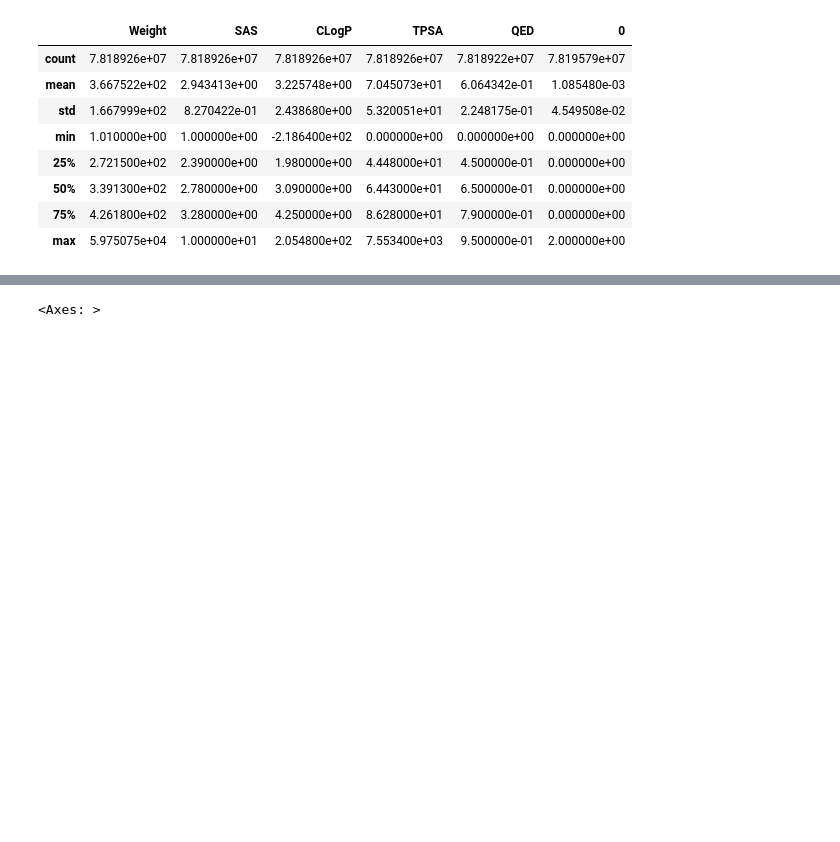
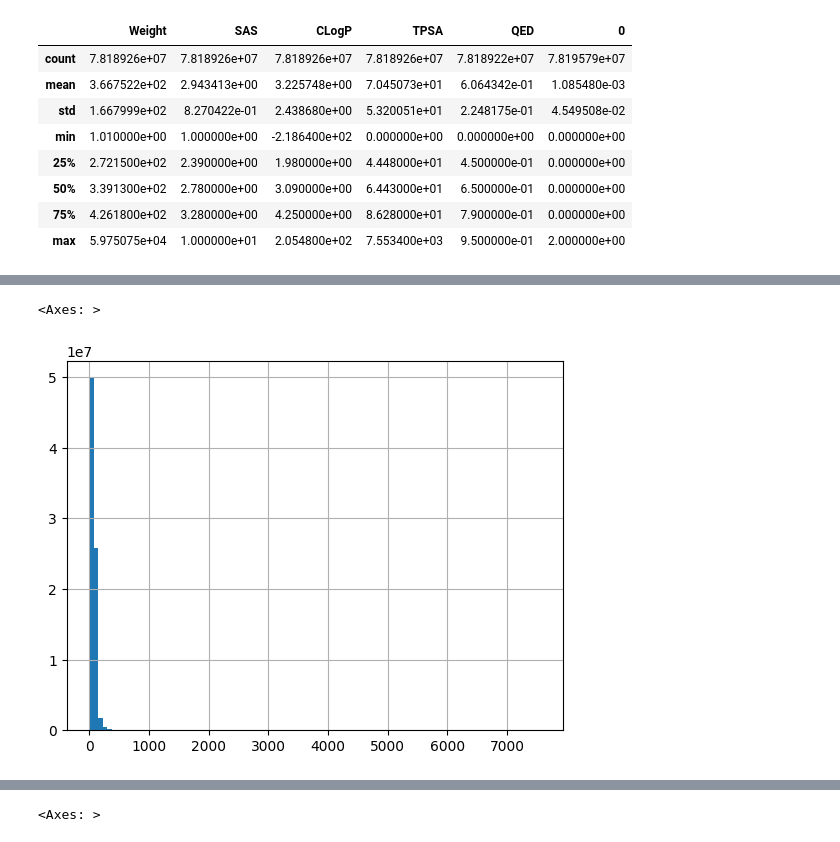
Before and after one commit to YerevaNN/ChemLacticaTestSuite, a Jupyter notebook: src/notebooks/sample_distribution.ipynb, the cells around one changed output, grey strips where cells are left out. Drawn from its saved outputs; the diff is of its cells as text; code cells hidden in the pictures; blank space fills up the shorter version.

```diff
--- a/src/notebooks/sample_distribution.ipynb
+++ b/src/notebooks/sample_distribution.ipynb
@@ -154,3 +175,8 @@ plt.bar([interval.mid for interval in freq.index], freq, width=5)
+# %%
+data.TPSA.hist(bins=100)
+# %% [output]
+<Axes: >
+[figure, added]
 # %%
 np.histogram(d, bins = interval_index)
 # %% [output]
```
Also changed, not shown: parts of 22 cells of this notebook.
